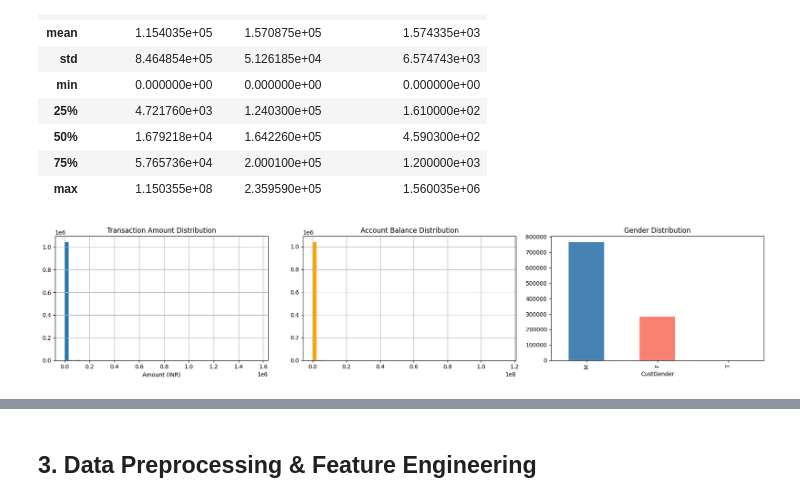
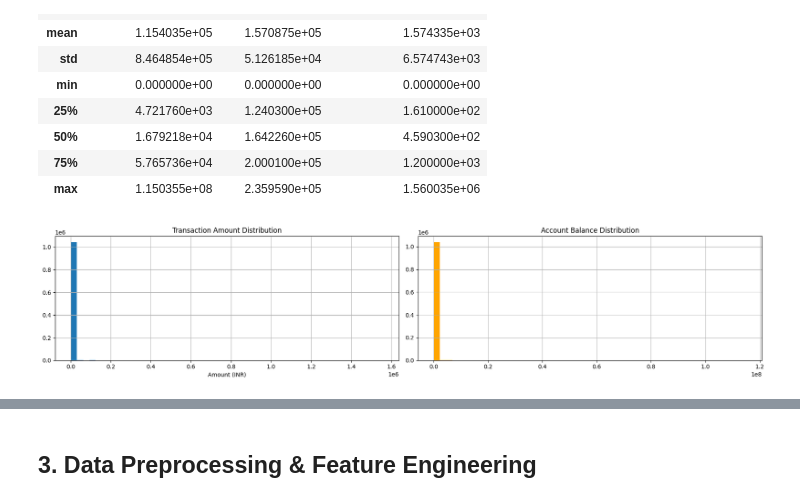
Before and after one commit to condrowiyono/pdb, a Jupyter notebook: bagian1_banking_hints.ipynb, the cells around one changed output, grey strips where cells are left out. Saved outputs shown, nothing was run; the diff lists cells and outputs as text; code cells hidden in the pictures.

```diff
--- a/bagian1_banking_hints.ipynb
+++ b/bagian1_banking_hints.ipynb
@@ -21,8 +31,9 @@ import warnings
 warnings.filterwarnings('ignore')
 
 # Load datasets
-df_india = pd.read_csv('bank_customer_transactions.csv')
-df_foreign = pd.read_csv('foreign_customer_dataset.csv')
+df_india = pd.read_csv('https://raw.githubusercontent.com/condrowiyono/pdb/refs/heads/main/bank_customer_transactions.csv')
+df_foreign = pd.read_csv('https://raw.githubusercontent.com/condrowiyono/pdb/refs/heads/main/foreign_customer_dataset.csv')
+
 
 print('India shape:', df_india.shape)
 print('Foreign shape:', df_foreign.shape)
@@ -77,23 +88,19 @@ df_india.describe()
 | max | 1.150355e+08 | 2.359590e+05 | 1.560035e+06 |
 # %%
 # Visualize key distributions
-fig, axes = plt.subplots(1, 3, figsize=(18, 4))
+fig, axes = plt.subplots(1, 2, figsize=(18, 4))
 
 # Transaction Amount distribution
 df_india['TransactionAmount (INR)'].hist(bins=50, ax=axes[0])
 axes[0].set_title('Transaction Amount Distribution')
 axes[0].set_xlabel('Amount (INR)')
 
 # Account Balance distribution
 df_india['CustAccountBalance'].hist(bins=50, ax=axes[1], color='orange')
 axes[1].set_title('Account Balance Distribution')
 
-# Gender distribution
-df_india['CustGender'].value_counts().plot(kind='bar', ax=axes[2], color=['steelblue','salmon'])
-axes[2].set_title('Gender Distribution')
-
 plt.tight_layout()
 plt.savefig('distributions.png', dpi=150)  # save for report screenshot
 plt.show()
 # %% [output]
-[figure, old version]
+[figure, new version]
```
Also changed, not shown: parts of 18 cells of this notebook, 8 other files.
